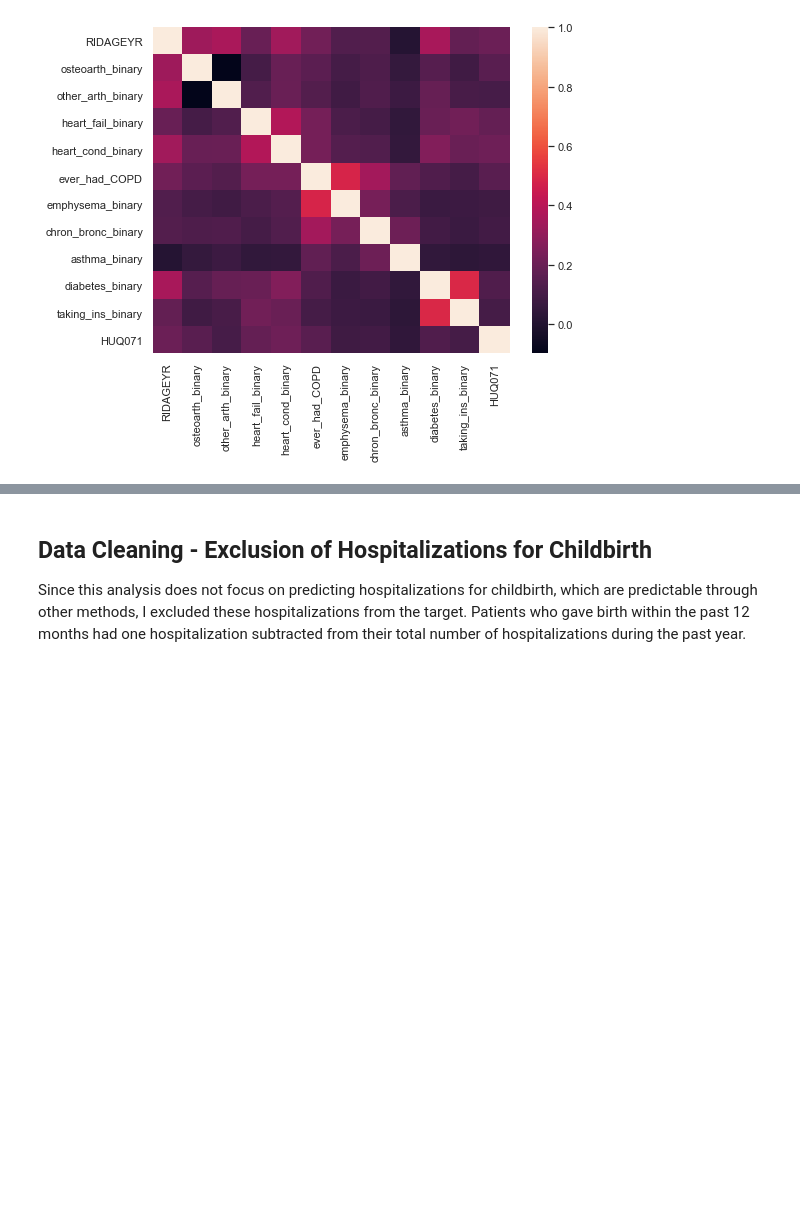
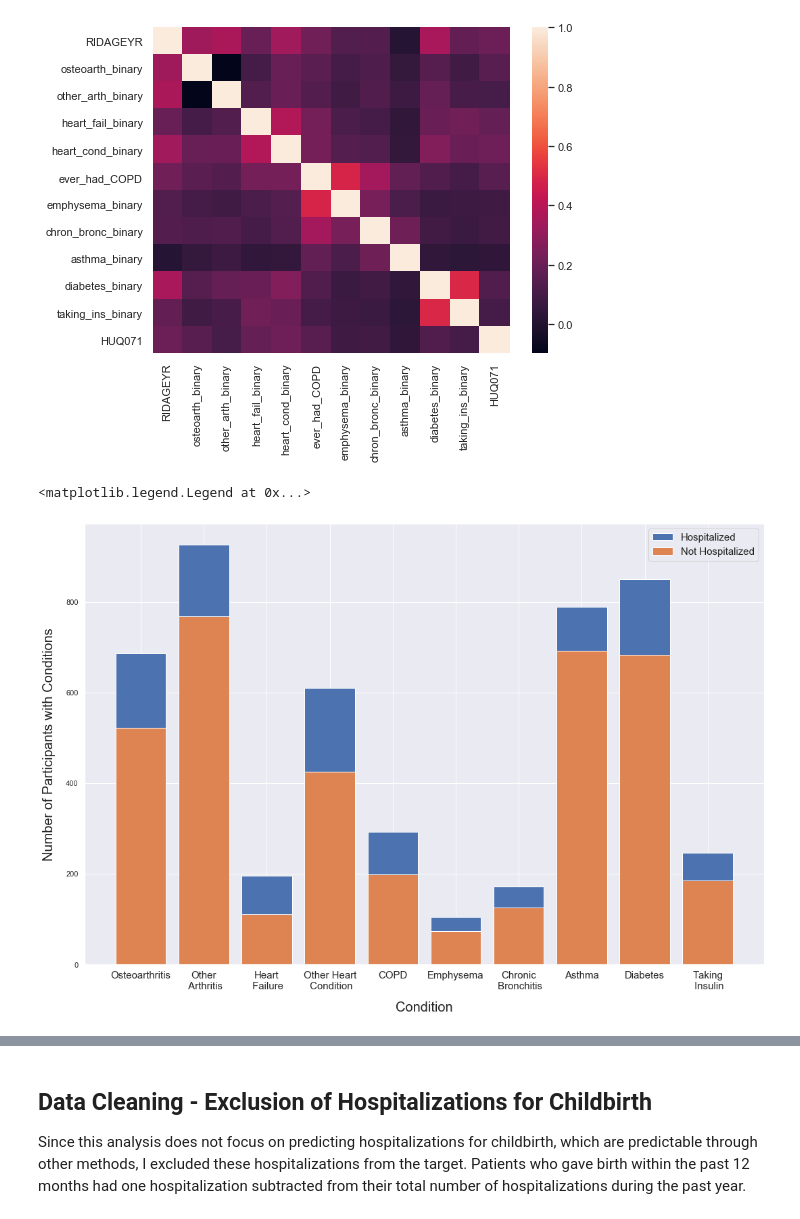
Before and after one commit to lilisbeit/Preventing-Hospitalizations, a Jupyter notebook: data-cleaning-and-feature-engineering.ipynb, the cells around one changed output, grey strips where cells are left out. Saved outputs shown, nothing was run; the diff lists cells and outputs as text; code cells hidden in the pictures; blank space fills up the shorter version.

Commit message:
graph hospitalizations by condition

```diff
--- a/data-cleaning-and-feature-engineering.ipynb
+++ b/data-cleaning-and-feature-engineering.ipynb
@@ -1495,3 +1495,43 @@ sns.heatmap(corr)
 # %% [output]
 <matplotlib.axes._subplots.AxesSubplot at 0x...>
 [figure]
+# %%
+# plot bar chart to showcase odds ratios of variables and hospitalization
+
+fig, ax = plt.subplots(figsize=(18,12))
+
+# create list of columns to plot
+col_list = list(binary_df_2.columns)[1:11]
+
+# create lists for number of people with each condition who were and were not hospitalized
+yes_list = []
+no_list = []
+
+for col in col_list:
+    yes = binary_df_2.loc[(binary_df_2[col] == 1) & (binary_df_2['HUQ071'] == 1), 'HUQ071'].count()
+    no = binary_df_2.loc[(binary_df_2[col] == 1) & (binary_df_2['HUQ071'] == 0), 'HUQ071'].count()
+
+    yes_list.append(yes)
+    no_list.append(no)
+
+ax.bar(x=col_list, height=yes_list, label='Hospitalized', bottom=no_list)
+ax.bar(x=col_list, height=no_list, label='Not Hospitalized')
+
+ax.set_xticklabels(['Osteoarthritis',
+                    'Other\n Arthritis',
+                    'Heart\n Failure',
+                    'Other Heart\n Condition',
+                    'COPD', 'Emphysema',
+                    'Chronic\n Bronchitis',
+                    'Asthma',
+                    'Diabetes',
+                    'Taking\n Insulin'],
+                  fontsize=15)
+
+ax.set_xlabel('Condition', fontsize=20, labelpad=15)
+ax.set_ylabel('Number of Participants with Conditions', fontsize=20, labelpad=15)
+
+ax.legend(fontsize=15)
+# %% [output]
+<matplotlib.legend.Legend at 0x...>
+[figure, added]
```
Also changed, not shown: parts of 72 cells of this notebook.
